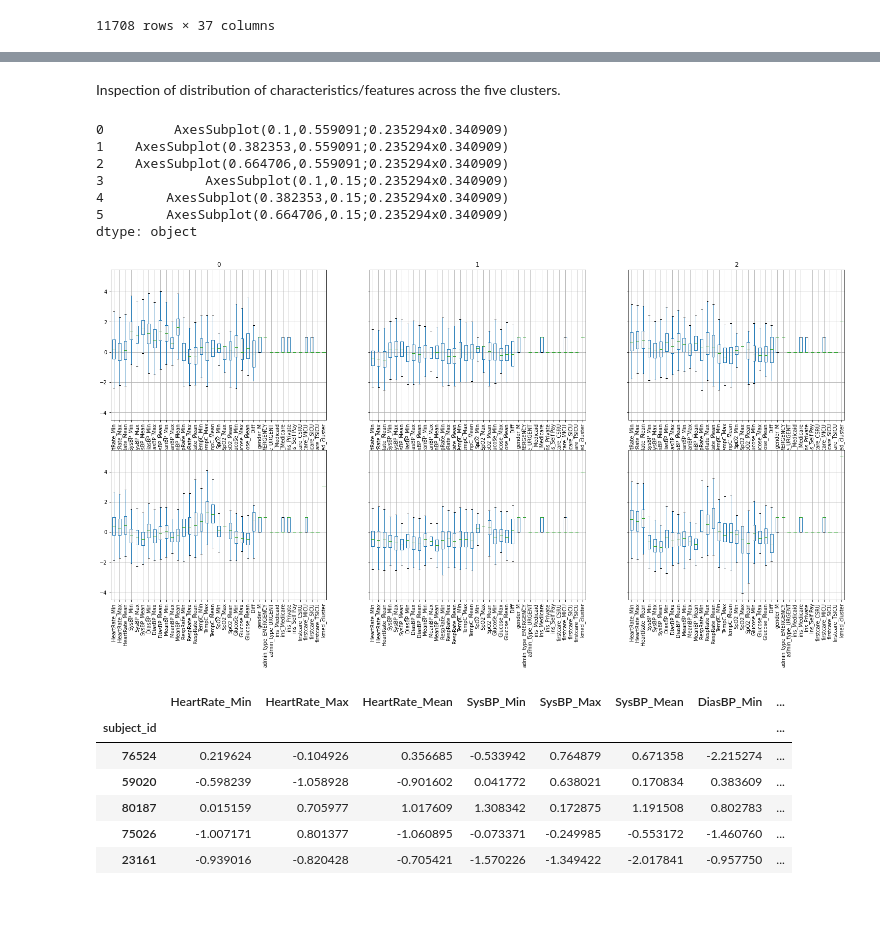
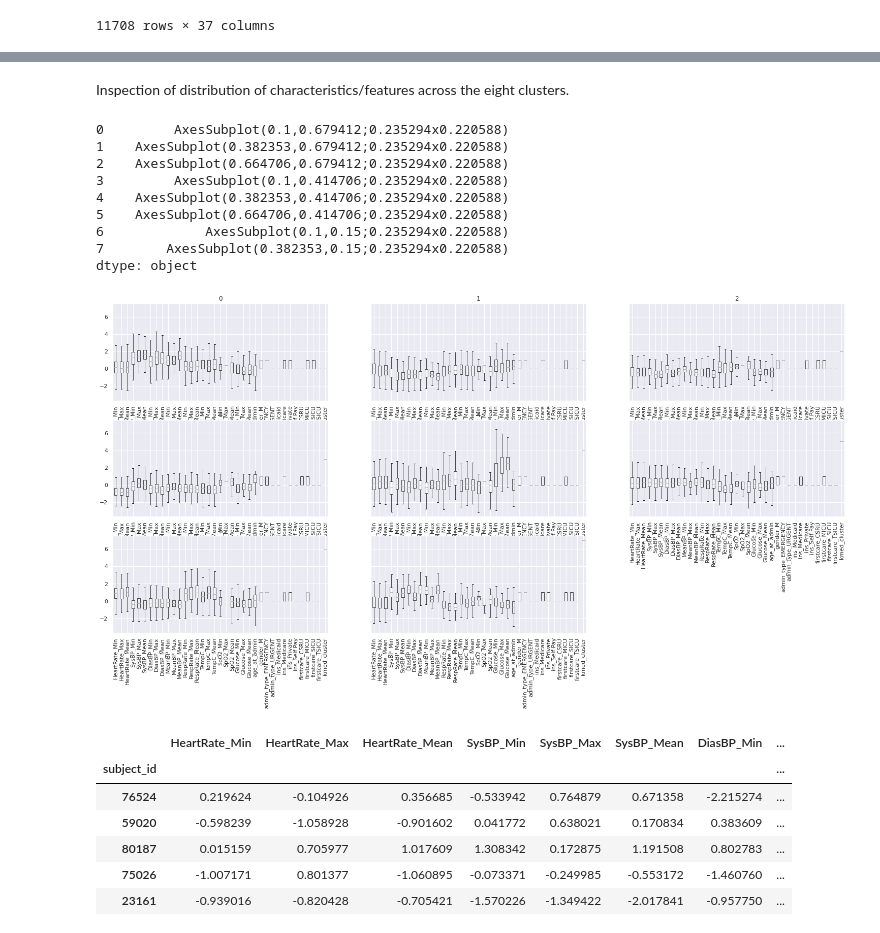
Before and after one commit to MathiasSchindlerCPH/BSE-CML1-repo, a Jupyter notebook: Project_3/main_CML_CDS_project3_unsurp.ipynb, the cells around one changed output, grey strips where cells are left out. Cells and saved outputs as stored; diff of their text form; code cells hidden in the pictures; blank space fills up the shorter version.

```diff
--- a/Project_3/main_CML_CDS_project3_unsurp.ipynb
+++ b/Project_3/main_CML_CDS_project3_unsurp.ipynb
@@ -214,7 +326,7 @@ dtype: bool
 ## 2.0 Split Categorical and Numerical Data
 # %%
 # Numerical Data
-cat_feat_lst = ["GENDER", "DOB", "ADMITTIME", "ADMISSION_TYPE", "INSURANCE", "RELIGION", "MARITAL_STATUS", "ETHNICITY", "DIAGNOSIS", "ICD9_diagnosis", "FIRST_CAREUNIT"]
+cat_feat_lst = ["GENDER", "ADMISSION_TYPE", "INSURANCE", "RELIGION", "MARITAL_STATUS", "ETHNICITY", "DIAGNOSIS", "ICD9_diagnosis", "FIRST_CAREUNIT"]
 
 X_train_num = X_train.drop(cat_feat_lst, axis = 1)
 X_test_num = X_test.drop(cat_feat_lst, axis = 1)
@@ -281,7 +393,7 @@ X_train_dumm = pd.get_dummies(X_train_cat, prefix=prfx_dict, columns=one_hot_fea
 X_test_dumm = pd.get_dummies(X_test_cat, prefix=prfx_dict, columns=one_hot_feats, drop_first = True)
 # %%
 # Drop non-one-hot encoded features
-drop_cat_feats = ["DOB", "ADMITTIME", "RELIGION", "MARITAL_STATUS", "ETHNICITY", "DIAGNOSIS", "ICD9_diagnosis"]
+drop_cat_feats = [ "RELIGION", "MARITAL_STATUS", "ETHNICITY", "DIAGNOSIS", "ICD9_diagnosis"]
 
 X_train_dumm = X_train_dumm.drop(drop_cat_feats, axis = 1)
 X_test_dumm = X_test_dumm.drop(drop_cat_feats, axis = 1)
@@ -540,15 +653,15 @@ Add predicted labels from $k$=6 medioid-clustering to dataset.
 X = X_train
 
 # Instantiate clusterer
-k = 6
-sixmean_kmed_clusterer = KMedoids(n_clusters=k,
+k = 8
+eightmean_kmed_clusterer = KMedoids(n_clusters=k,
                         init='k-medoids++',
                         max_iter=300,
                         random_state=0)
 
 # Fit
-sixmean_kmed_clusterer.fit(X)
+eightmean_kmed_clusterer.fit(X)
 
 # Predict
-sixmean_kmed_lbls = sixmean_kmed_clusterer.predict(X)
+eightmean_kmed_lbls = eightmean_kmed_clusterer.predict(X)
 # %% [output]
@@ -561,7 +674,7 @@ Create dataset with predicted cluster labels, using $k$-medioids clustering, as
 X_kmed_clustrd = X_train.copy()
 
 # Add predicted cluster labels
-X_kmed_clustrd['kmed_cluster'] = pd.Series(sixmean_kmed_lbls, index = X_kmed_clustrd.index)
+X_kmed_clustrd['kmed_cluster'] = pd.Series(eightmean_kmed_lbls, index = X_kmed_clustrd.index)
 X_kmed_clustrd
 # %% [output]
 |  | HeartRate_Min | HeartRate_Max | HeartRate_Mean | SysBP_Min | SysBP_Max | SysBP_Mean | DiasBP_Min | ... |
@@ -590,16 +705,18 @@ X_kmed_clustrd['kmed_cluster'].value_counts()
 Name: kmed_cluster, dtype: int64
 # %% [markdown]
-Inspection of distribution of characteristics/features across the five clusters.
+Inspection of distribution of characteristics/features across the eight clusters.
 # %%
-X_kmed_clustrd.groupby('kmed_cluster').boxplot(rot=90, figsize = [25,12], layout = (2, 3), showfliers=False )
+X_kmed_clustrd.groupby('kmed_cluster').boxplot(rot=90, figsize = [25,12], layout = (3, 3), showfliers=False )
 # %% [output]
-0         AxesSubplot(0.1,0.559091;0.235294x0.340909)
-1    AxesSubplot(0.382353,0.559091;0.235294x0.340909)
-2    AxesSubplot(0.664706,0.559091;0.235294x0.340909)
-3             AxesSubplot(0.1,0.15;0.235294x0.340909)
-4        AxesSubplot(0.382353,0.15;0.235294x0.340909)
-5        AxesSubplot(0.664706,0.15;0.235294x0.340909)
+0         AxesSubplot(0.1,0.679412;0.235294x0.220588)
+1    AxesSubplot(0.382353,0.679412;0.235294x0.220588)
+2    AxesSubplot(0.664706,0.679412;0.235294x0.220588)
+3         AxesSubplot(0.1,0.414706;0.235294x0.220588)
+4    AxesSubplot(0.382353,0.414706;0.235294x0.220588)
+5    AxesSubplot(0.664706,0.414706;0.235294x0.220588)
+6             AxesSubplot(0.1,0.15;0.235294x0.220588)
+7        AxesSubplot(0.382353,0.15;0.235294x0.220588)
 dtype: object
-[figure, old version]
+[figure, new version]
 # %%
 # Predict labels on test
```
Also changed, not shown: parts of 68 cells of this notebook.
